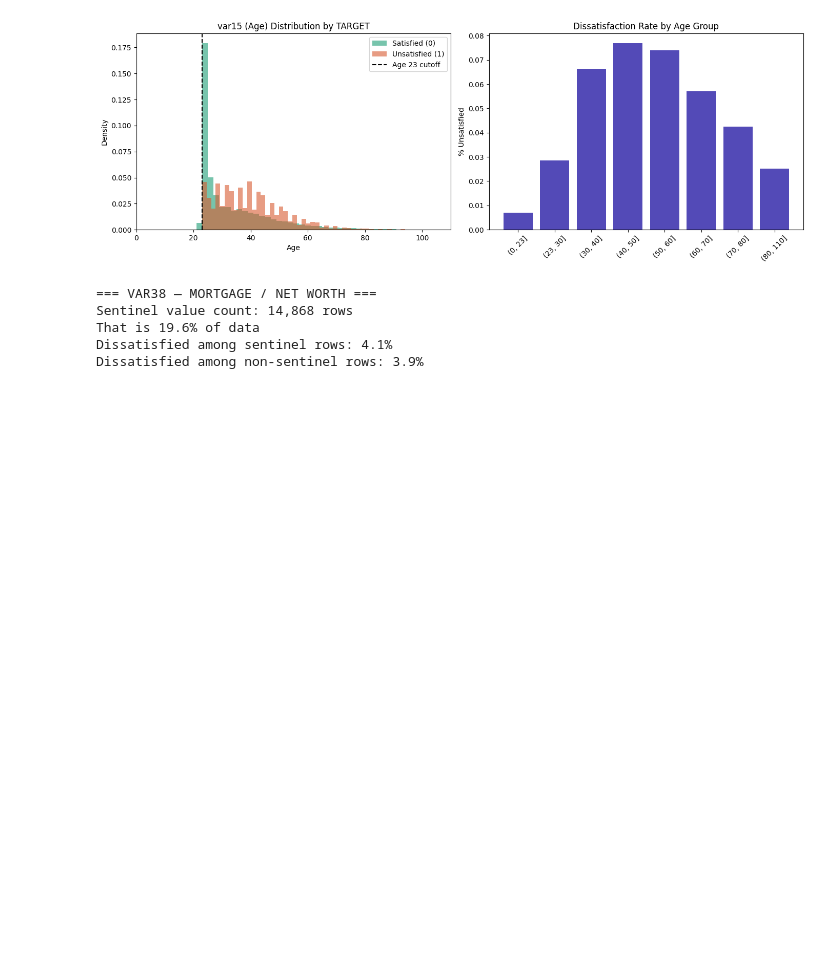
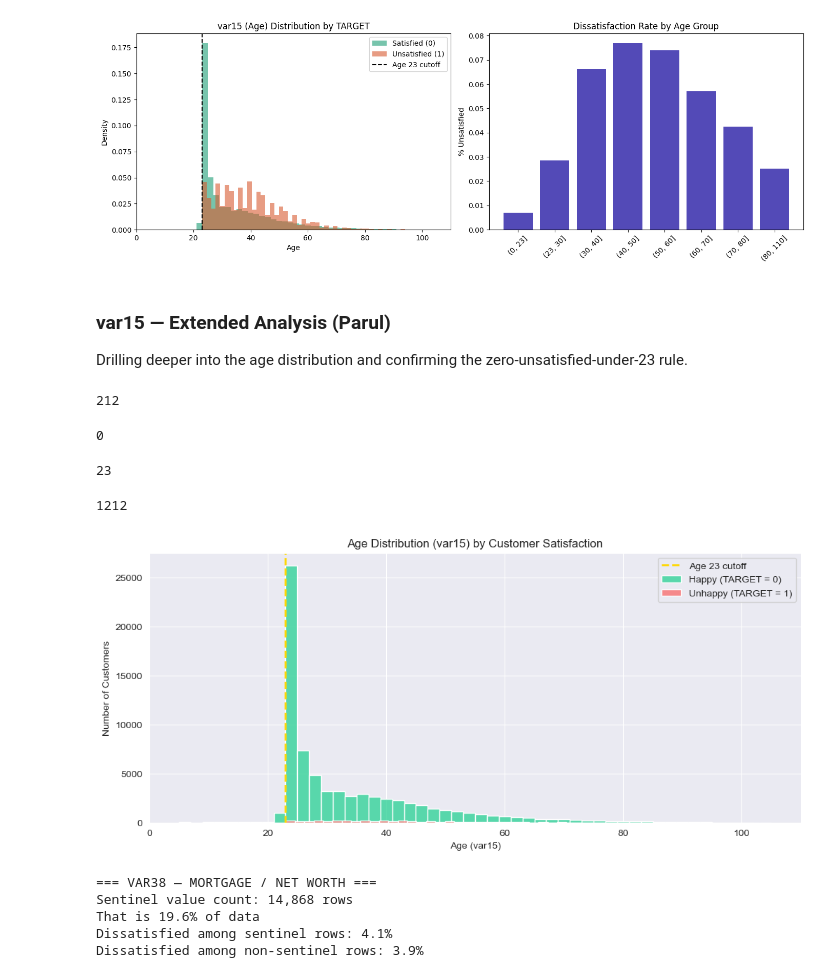
Before and after one commit to salonijain279/santander-customer-satisfaction, a Jupyter notebook: notebooks/01_eda.ipynb, the cells around one changed output. Saved outputs shown, nothing was run; the diff lists cells and outputs as text; code cells hidden in the pictures; blank space fills up the shorter version.

Commit message:
merge EDA: add Parul var15 deep dive + Madhu var38 section into 01_eda.ipynb; remove redundant exploratory notebooks

```diff
--- a/notebooks/01_eda.ipynb
+++ b/notebooks/01_eda.ipynb
@@ -391,6 +391,60 @@ Customers under 23: 1,212
 Unsatisfied AND under 23: 0
 CONFIRMED RULE: No unsatisfied customer under age 23
 [figure]
+# %% [markdown]
+### var15 — Extended Analysis (Parul)
+
+Drilling deeper into the age distribution and confirming the zero-unsatisfied-under-23 rule.
+# %%
+# count of customers where var15 is less than 18
+print((train['var15'] < 18).sum())
+# %% [output]
+212
+# %%
+# filtering customers who are below age 18 AND are unhappy (TARGET = 1)
+# & means both conditions must be true at the same time
+print(((train['var15'] < 18) & (train['TARGET'] == 1)).sum())
+# %% [output]
+0
+# %%
+# finding the minimum age among unhappy customers only
+# train[train['TARGET'] == 1] filters only unhappy customers
+# then we pick the var15 column and find the minimum value
+print(df[train['TARGET'] == 1]['var15'].min())
+# %% [output]
+23
+# %%
+# counting total customers below age 23
+print((train['var15'] < 23).sum())
+# %% [output]
+1212
+# %%
+import matplotlib.pyplot as plt
+import seaborn as sns
+
+# set dark background style
+sns.set_style("darkgrid")
+
+# separate happy and unhappy ages
+happy_ages = df[train['TARGET'] == 0]['var15']
+unhappy_ages = df[train['TARGET'] == 1]['var15']
+
+plt.figure(figsize=(12, 5))
+
+# plot both distributions
+sns.histplot(happy_ages, bins=50, color='#34d399', alpha=0.8, label='Happy (TARGET = 0)')
+sns.histplot(unhappy_ages, bins=50, color='#f87171', alpha=0.8, label='Unhappy (TARGET = 1)')
+
+# age 23 cutoff line
+plt.axvline(x=23, color='gold', linewidth=2, linestyle='--', label='Age 23 cutoff')
+
+plt.title('Age Distribution (var15) by Customer Satisfaction')
+plt.xlabel('Age (var15)')
+plt.ylabel('Number of Customers')
+plt.legend()
+plt.show()
+# %% [output]
+[figure, added]
 # %%
 # ── var38 deep dive (mortgage / net worth) ────────────────────────────
 # Why: var38 is the 3rd most important feature
```
Also changed, not shown: parts of 4 cells of this notebook, 2 other files.
